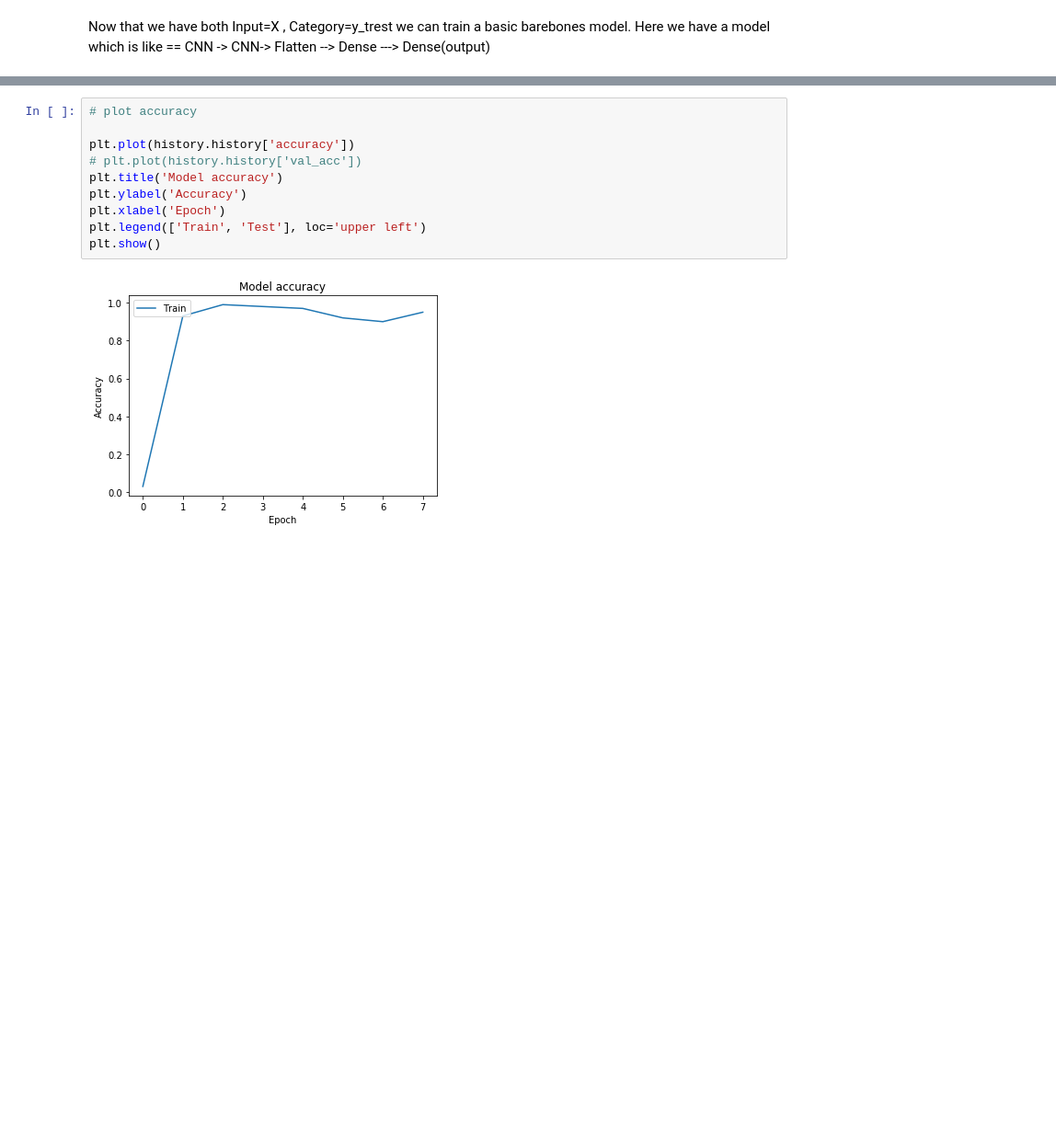
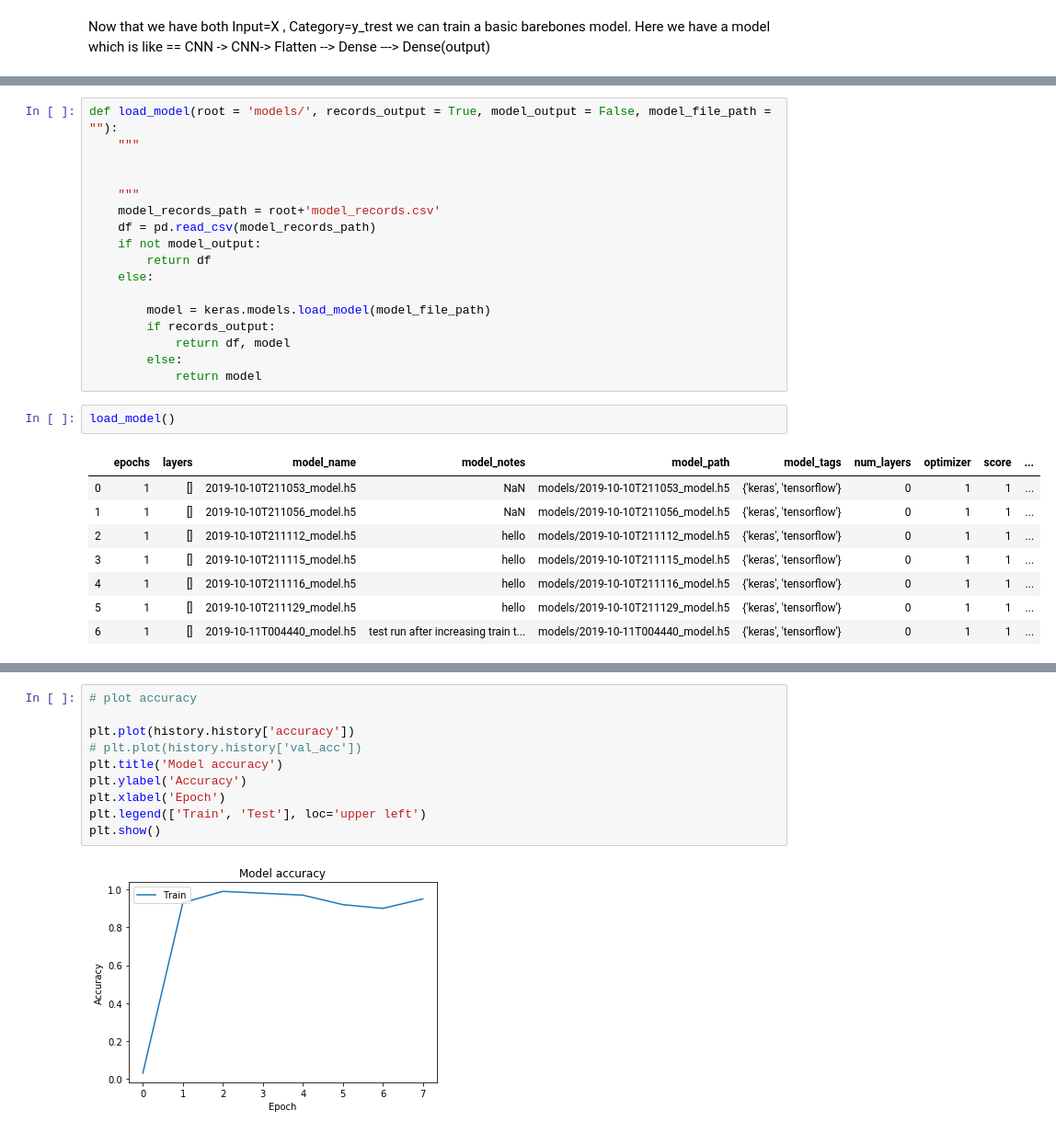
Before and after one commit to RumTumTum/capstone, a Jupyter notebook: basic_cnn_RO.ipynb, the cells around one changed output, grey strips where cells are left out. Shown at 92% size. Cells and saved outputs as stored; diff of their text form; blank space fills up the shorter version.

```diff
--- a/basic_cnn_RO.ipynb
+++ b/basic_cnn_RO.ipynb
@@ -352,0 +411,28 @@ Epoch 8/8
+# %%
+def load_model(root = 'models/', records_output = True, model_output = False, model_file_path = ""):
+    """
+
+
+    """
+    model_records_path = root+'model_records.csv'
+    df = pd.read_csv(model_records_path)
+    if not model_output:
+        return df
+    else:
+
+        model = keras.models.load_model(model_file_path)
+        if records_output:
+            return df, model
+        else:
+            return model
+# %%
+load_model()
+# %% [output]
+|  | epochs | layers | model_name | model_notes | model_path | model_tags | num_layers | optimizer | score | ... |
+| 0 | 1 | [] | 2019-10-10T211053_model.h5 | NaN | models/2019-10-10T211053_model.h5 | {'keras', 'tensorflow'} | 0 | 1 | 1 | ... |
+| 1 | 1 | [] | 2019-10-10T211056_model.h5 | NaN | models/2019-10-10T211056_model.h5 | {'keras', 'tensorflow'} | 0 | 1 | 1 | ... |
+| 2 | 1 | [] | 2019-10-10T211112_model.h5 | hello | models/2019-10-10T211112_model.h5 | {'keras', 'tensorflow'} | 0 | 1 | 1 | ... |
+| 3 | 1 | [] | 2019-10-10T211115_model.h5 | hello | models/2019-10-10T211115_model.h5 | {'keras', 'tensorflow'} | 0 | 1 | 1 | ... |
+| 4 | 1 | [] | 2019-10-10T211116_model.h5 | hello | models/2019-10-10T211116_model.h5 | {'keras', 'tensorflow'} | 0 | 1 | 1 | ... |
+| 5 | 1 | [] | 2019-10-10T211129_model.h5 | hello | models/2019-10-10T211129_model.h5 | {'keras', 'tensorflow'} | 0 | 1 | 1 | ... |
+| 6 | 1 | [] | 2019-10-11T004440_model.h5 | test run after increasing train t... | models/2019-10-11T004440_model.h5 | {'keras', 'tensorflow'} | 0 | 1 | 1 | ... |
```
Also changed, not shown: parts of 32 cells of this notebook.
